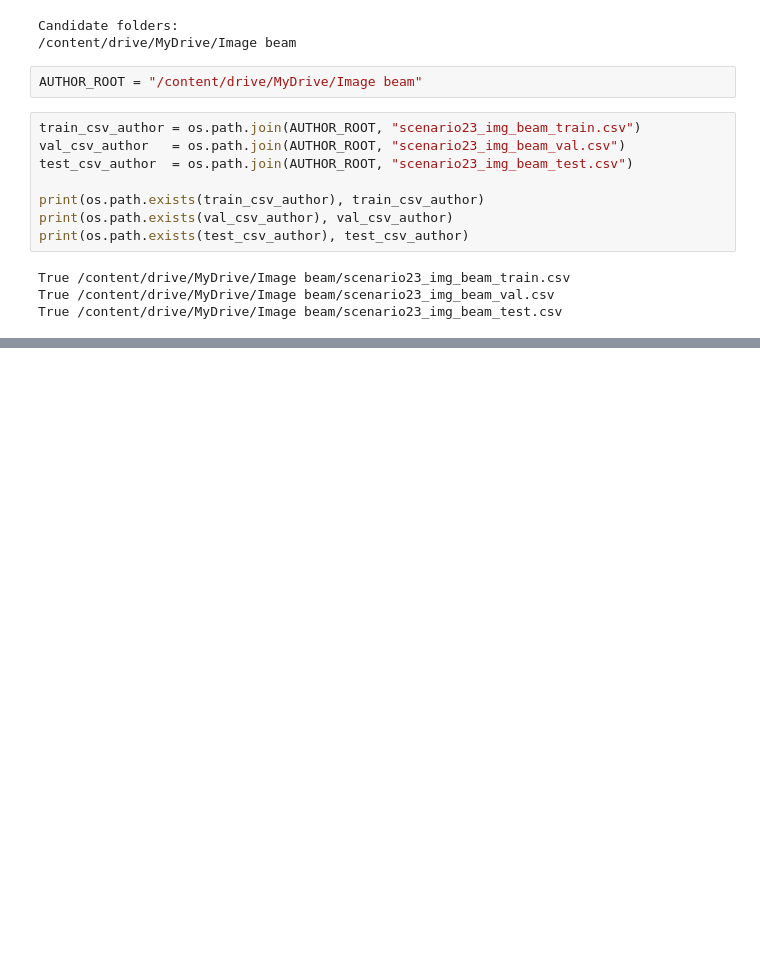
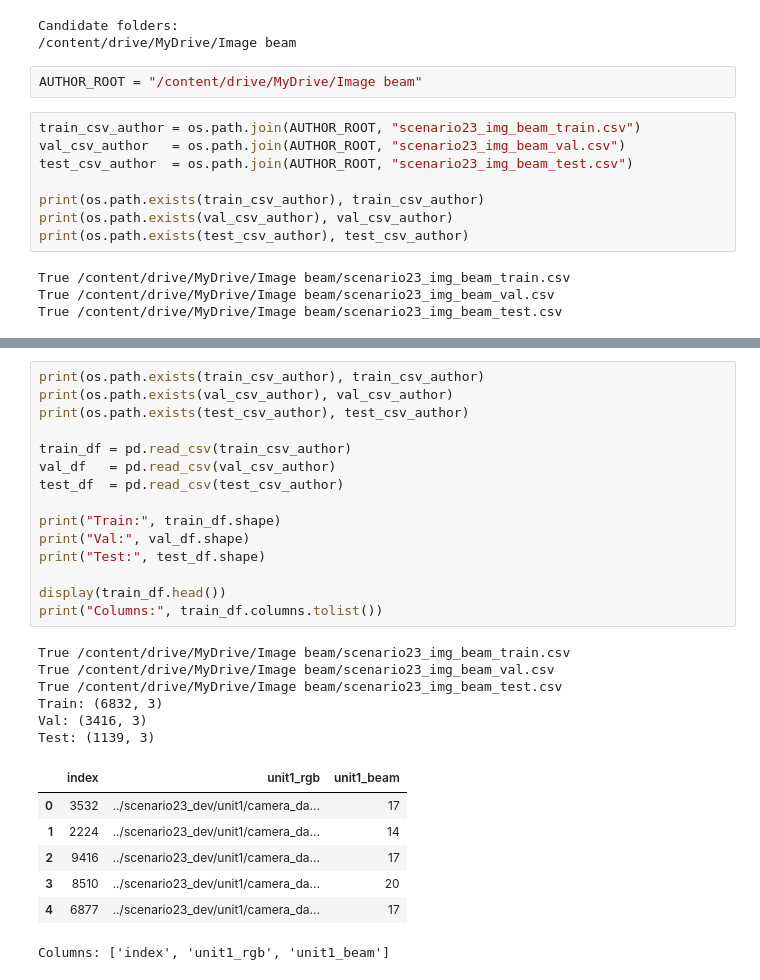
Before and after one commit to shovo896/beam-prediction, a Jupyter notebook: ca_former1.ipynb, the cells around one changed output, grey strips where cells are left out. Drawn from its saved outputs; the diff is of its cells as text; blank space fills up the shorter version.

```diff
--- a/ca_former1.ipynb
+++ b/ca_former1.ipynb
@@ -1062,0 +1084,29 @@ True /content/drive/MyDrive/Image beam/scenario23_img_beam_test.csv
+# %%
+print(os.path.exists(train_csv_author), train_csv_author)
+print(os.path.exists(val_csv_author), val_csv_author)
+print(os.path.exists(test_csv_author), test_csv_author)
+
+train_df = pd.read_csv(train_csv_author)
+val_df   = pd.read_csv(val_csv_author)
+test_df  = pd.read_csv(test_csv_author)
+
+print("Train:", train_df.shape)
+print("Val:", val_df.shape)
+print("Test:", test_df.shape)
+
+display(train_df.head())
+print("Columns:", train_df.columns.tolist())
+# %% [output]
+True /content/drive/MyDrive/Image beam/scenario23_img_beam_train.csv
+True /content/drive/MyDrive/Image beam/scenario23_img_beam_val.csv
+True /content/drive/MyDrive/Image beam/scenario23_img_beam_test.csv
+Train: (6832, 3)
+Val: (3416, 3)
+Test: (1139, 3)
+|  | index | unit1_rgb | unit1_beam |
+| 0 | 3532 | ../scenario23_dev/unit1/camera_da... | 17 |
+| 1 | 2224 | ../scenario23_dev/unit1/camera_da... | 14 |
+| 2 | 9416 | ../scenario23_dev/unit1/camera_da... | 17 |
+| 3 | 8510 | ../scenario23_dev/unit1/camera_da... | 20 |
+| 4 | 6877 | ../scenario23_dev/unit1/camera_da... | 17 |
+Columns: ['index', 'unit1_rgb', 'unit1_beam']
```
Also changed, not shown: parts of 3 cells of this notebook.
